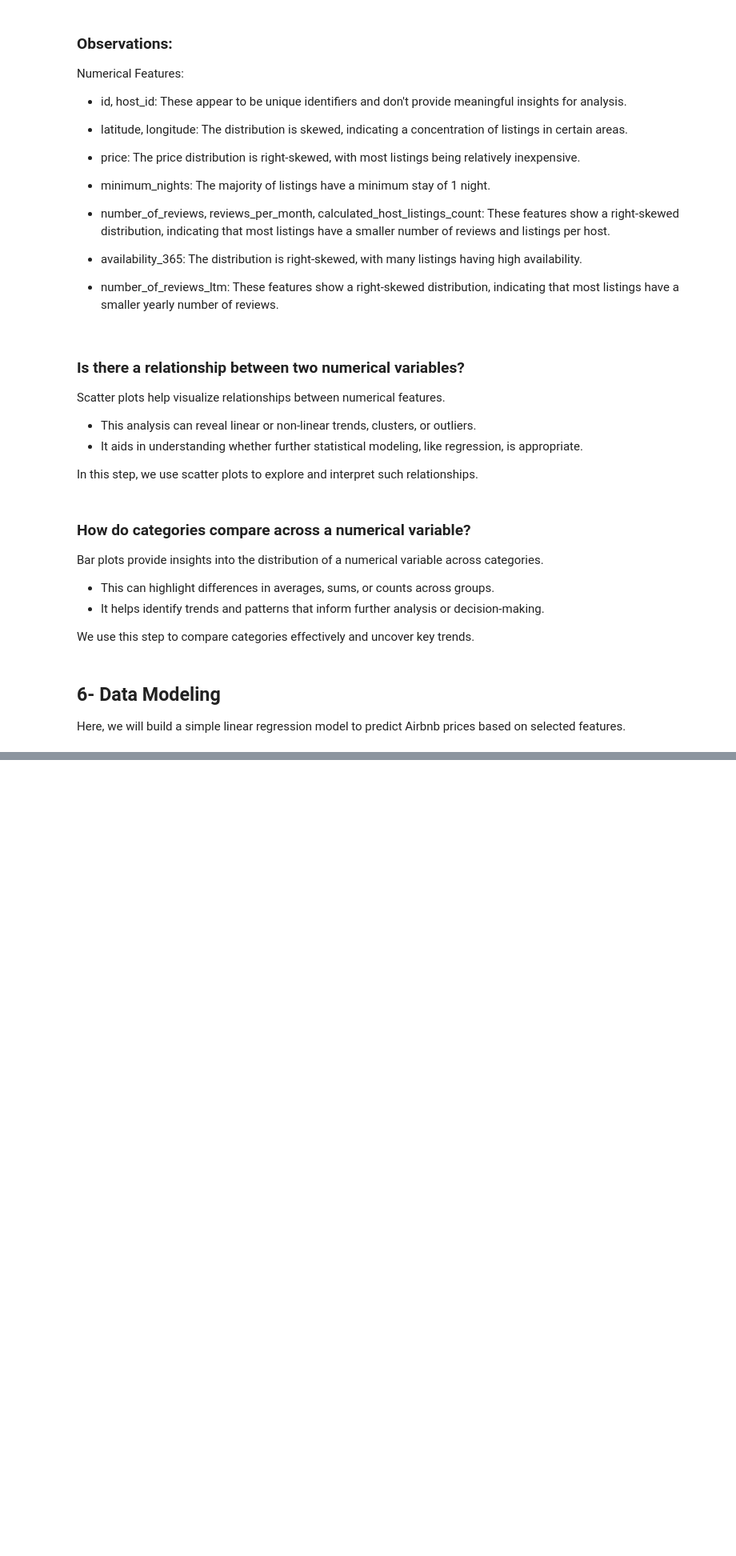
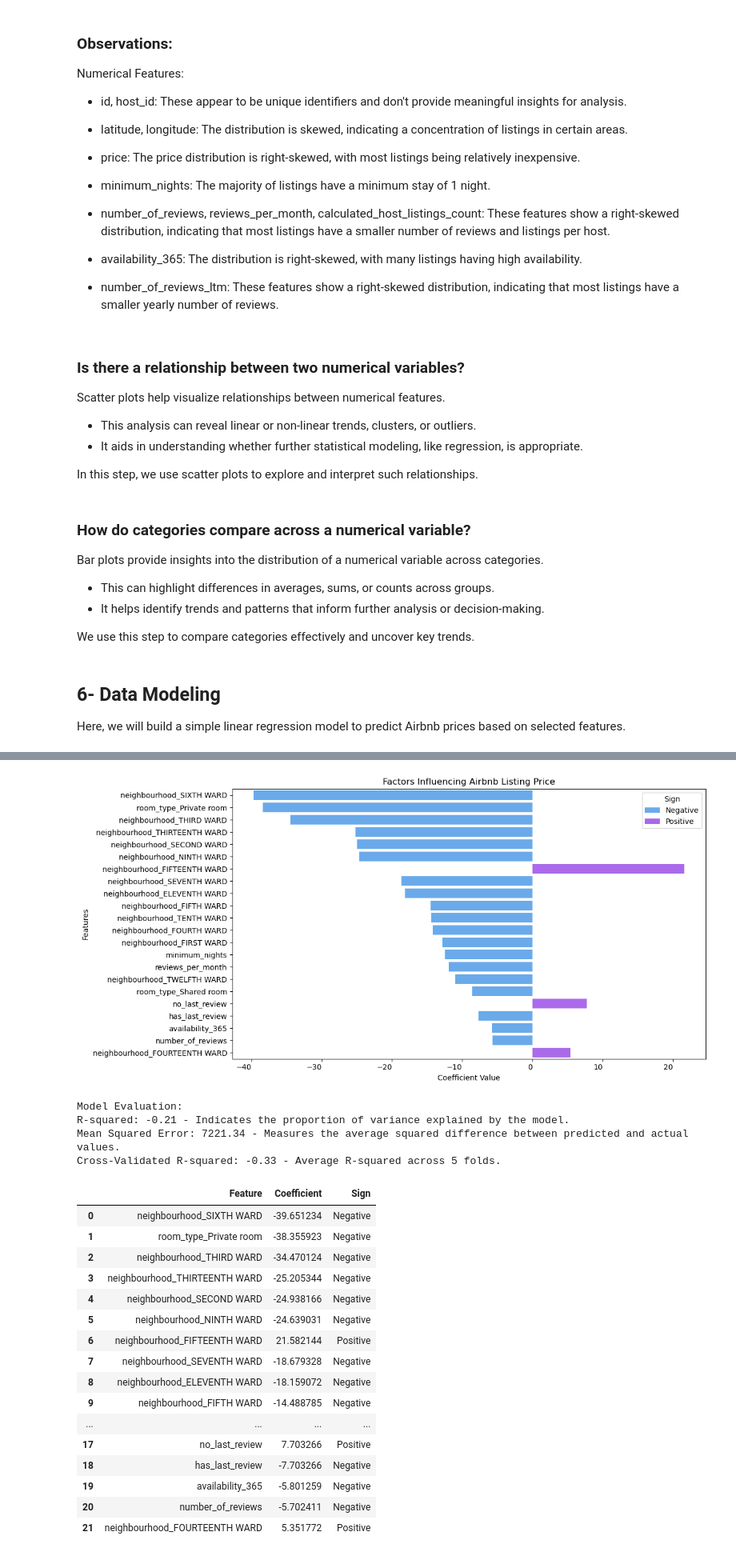
Before and after one commit to Hossam9909/Airbnb, a Jupyter notebook: Airbnb.ipynb, the cells around one changed output, grey strips where cells are left out. Shown at 80% size. Drawn from its saved outputs; the diff is of its cells as text; code cells hidden in the pictures; blank space fills up the shorter version.

```diff
--- a/Airbnb.ipynb
+++ b/Airbnb.ipynb
@@ -614,32 +615,54 @@ def analyze_airbnb_price_factors(df):
         lambda x: 'Positive' if x > 0 else 'Negative')
 
     # Visualizing the coefficients
     plot_bar(coefficients,
              x='Coefficient',
              y='Feature',  # Use the renamed column for y
              title='Factors Influencing Airbnb Listing Price',
              xlabel='Coefficient Value',
              ylabel='Features',
              hue='Sign',  # Use hue to color bars based on the sign of the coefficient
              rotation=0)
 
     # Model evaluation
     y_pred = model.predict(X_test)
     r2 = r2_score(y_test, y_pred)
     mse = mean_squared_error(y_test, y_pred)
 
     print("\nModel Evaluation:")
     print(
         f"R-squared: {r2:.2f} - Indicates the proportion of variance explained by the model.")
     print(f"Mean Squared Error: {
           mse:.2f} - Measures the average squared difference between predicted and actual values.")
 
     # Cross-validation
     cross_val_scores = cross_val_score(model, X, y, cv=5, scoring='r2')
-    print(f"Cross-Validated R-squared: {cross_val_scores.mean()
-          :.2f} - Average R-squared across 5 folds.")
+    print(f"Cross-Validated R-squared: {cross_val_scores.mean()          :.2f} - Average R-squared across 5 folds.")
 
     return coefficients
 
 
 analyze_airbnb_price_factors(df)             # Analyze price factors
+# %% [output]
+[figure, added]
+Model Evaluation:
+R-squared: -0.21 - Indicates the proportion of variance explained by the model.
+Mean Squared Error: 7221.34 - Measures the average squared difference between predicted and actual values.
+Cross-Validated R-squared: -0.33 - Average R-squared across 5 folds.
+|  | Feature | Coefficient | Sign |
+| 0 | neighbourhood_SIXTH WARD | -39.651234 | Negative |
+| 1 | room_type_Private room | -38.355923 | Negative |
+| 2 | neighbourhood_THIRD WARD | -34.470124 | Negative |
+| 3 | neighbourhood_THIRTEENTH WARD | -25.205344 | Negative |
+| 4 | neighbourhood_SECOND WARD | -24.938166 | Negative |
+| 5 | neighbourhood_NINTH WARD | -24.639031 | Negative |
+| 6 | neighbourhood_FIFTEENTH WARD | 21.582144 | Positive |
+| 7 | neighbourhood_SEVENTH WARD | -18.679328 | Negative |
+| 8 | neighbourhood_ELEVENTH WARD | -18.159072 | Negative |
+| 9 | neighbourhood_FIFTH WARD | -14.488785 | Negative |
+| ... | ... | ... | ... |
+| 17 | no_last_review | 7.703266 | Positive |
+| 18 | has_last_review | -7.703266 | Negative |
+| 19 | availability_365 | -5.801259 | Negative |
+| 20 | number_of_reviews | -5.702411 | Negative |
+| 21 | neighbourhood_FOURTEENTH WARD | 5.351772 | Positive |
```
Also changed, not shown: parts of 16 cells of this notebook.
